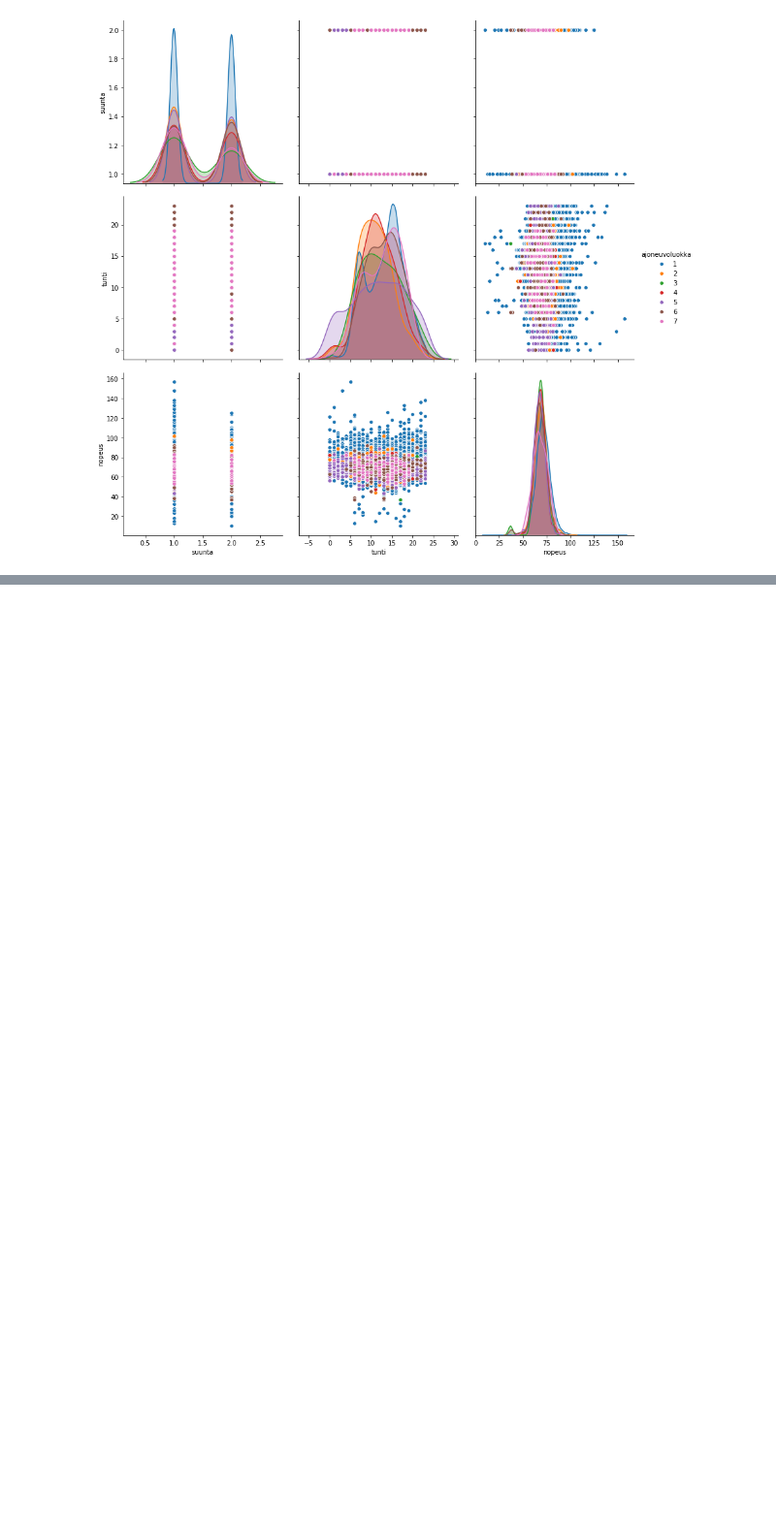
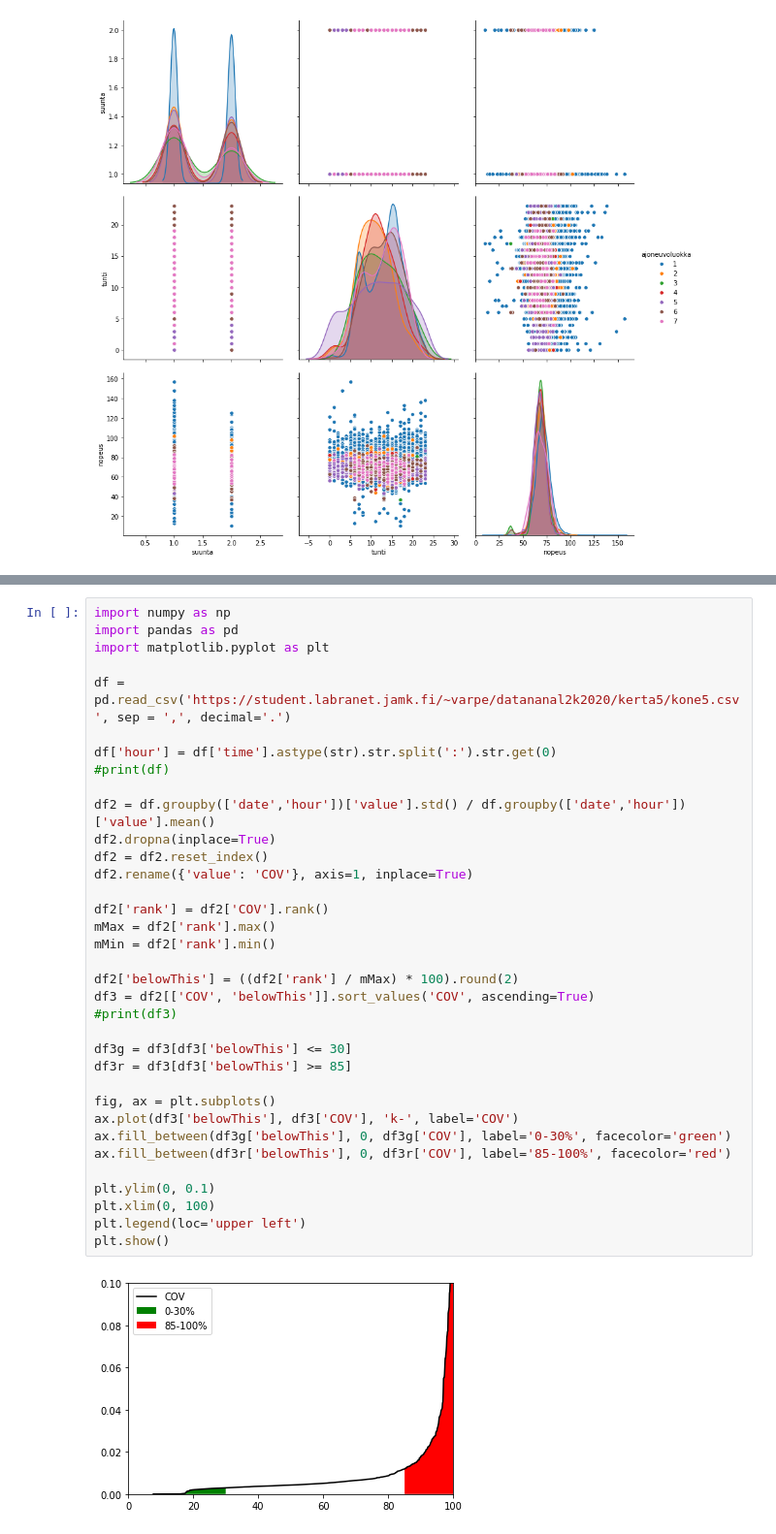
Before and after one commit to TapaniAlastalo/data_analytics, a Jupyter notebook: tehtävät/tapani_alastalo_teh5.ipynb, the cells around one changed output, grey strips where cells are left out. Shown at 97% size. Cells and saved outputs as stored; diff of their text form; blank space fills up the shorter version.

```diff
--- a/tehtävät/tapani_alastalo_teh5.ipynb
+++ b/tehtävät/tapani_alastalo_teh5.ipynb
@@ -190,3 +190,40 @@ Malli:
 Siis esim. kohdassa 60 kuvaaja on korkeudella n. 0,005 tarkoittaen, että 60 % tunneittaisista COV-arvoista on alle n. 0,005
 ![malli5b](https://student.labranet.jamk.fi/~varpe/datananal2k2020/kerta5/malli5b.png)
 (kaavioon ei näitä 60->0.005 -viivoja tarvitse piirtää)
+# %%
+import numpy as np
+import pandas as pd
+import matplotlib.pyplot as plt
+
+df = pd.read_csv('https://student.labranet.jamk.fi/~varpe/datananal2k2020/kerta5/kone5.csv', sep = ',', decimal='.')
+
+df['hour'] = df['time'].astype(str).str.split(':').str.get(0)
+#print(df)
+
+df2 = df.groupby(['date','hour'])['value'].std() / df.groupby(['date','hour'])['value'].mean()
+df2.dropna(inplace=True)
+df2 = df2.reset_index()
+df2.rename({'value': 'COV'}, axis=1, inplace=True)
+
+df2['rank'] = df2['COV'].rank()
+mMax = df2['rank'].max()
+mMin = df2['rank'].min()
+
+df2['belowThis'] = ((df2['rank'] / mMax) * 100).round(2)
+df3 = df2[['COV', 'belowThis']].sort_values('COV', ascending=True)
+#print(df3)
+
+df3g = df3[df3['belowThis'] <= 30]
+df3r = df3[df3['belowThis'] >= 85]
+
+fig, ax = plt.subplots()
+ax.plot(df3['belowThis'], df3['COV'], 'k-', label='COV')
+ax.fill_between(df3g['belowThis'], 0, df3g['COV'], label='0-30%', facecolor='green')
+ax.fill_between(df3r['belowThis'], 0, df3r['COV'], label='85-100%', facecolor='red')
+
+plt.ylim(0, 0.1)
+plt.xlim(0, 100)
+plt.legend(loc='upper left')
+plt.show()
+# %% [output]
+[figure, added]
```
Also changed, not shown: 1 other file.
